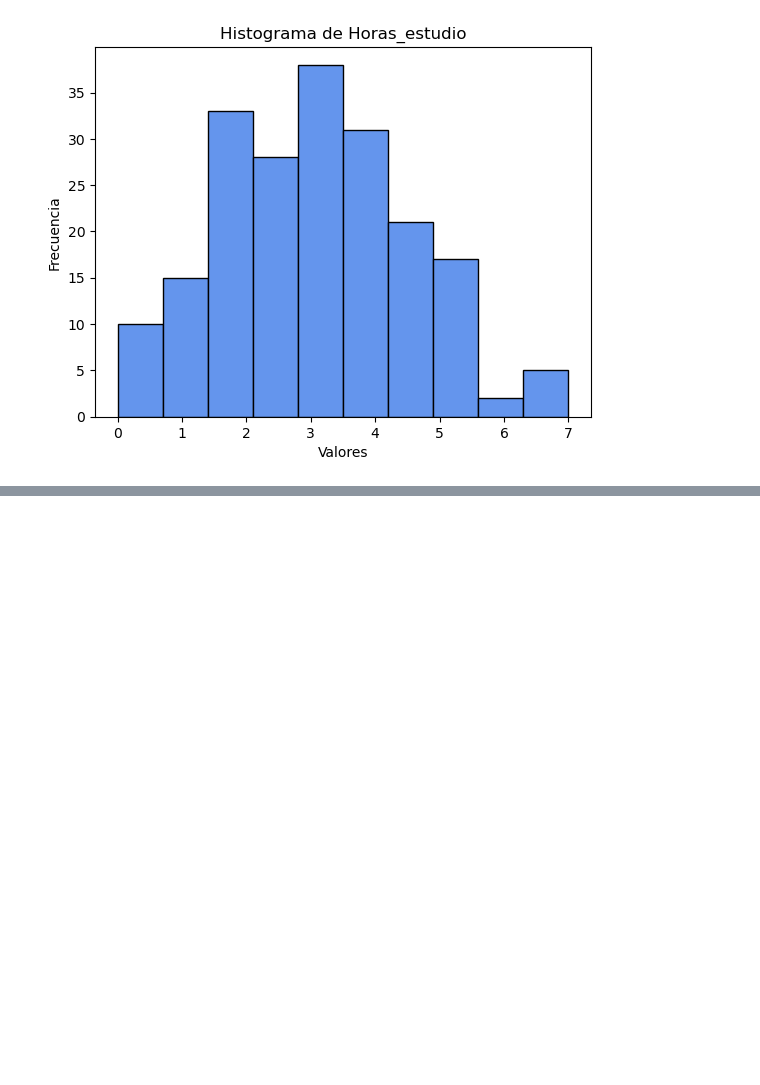
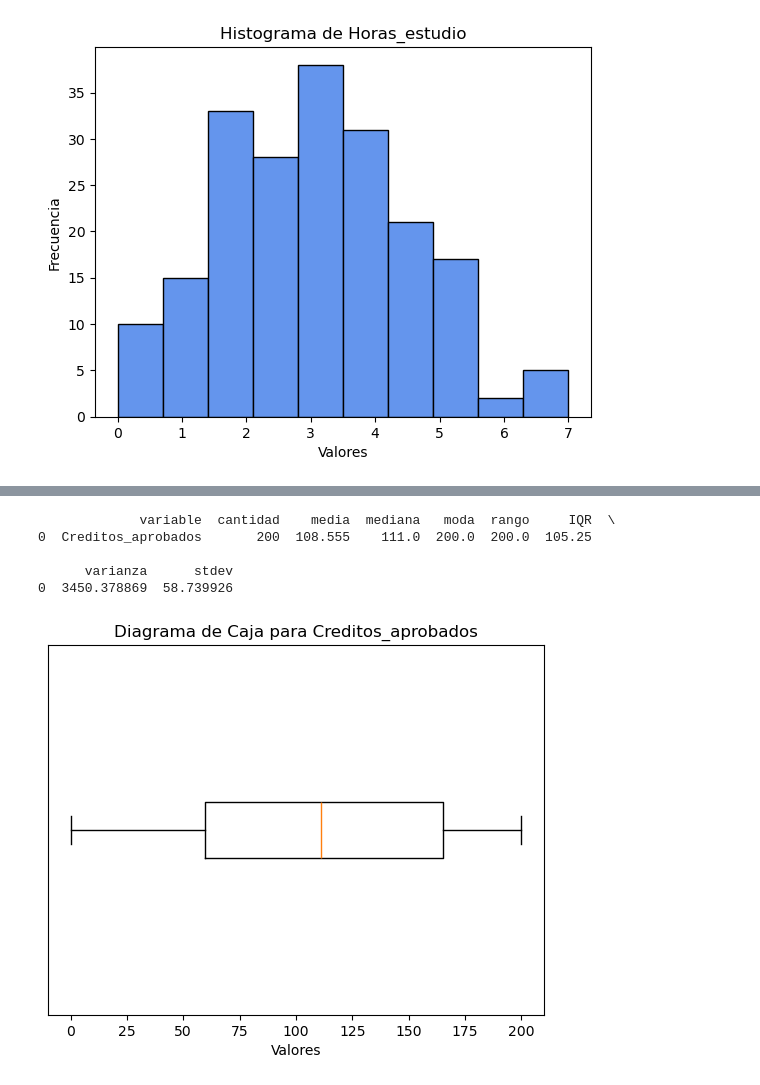
Before and after one commit to Lupinthethird2/GrupoLP2, a Jupyter notebook: proyecto_1.ipynb, the cells around one changed output, grey strips where cells are left out. Cells and saved outputs as stored; diff of their text form; code cells hidden in the pictures; blank space fills up the shorter version.

```diff
--- a/proyecto_1.ipynb
+++ b/proyecto_1.ipynb
@@ -284,0 +303,14 @@ analizador_estudio.bar_plot()
+# %%
+# Prueba Numérica(Créditos aprobados)
+datos_creditos = df_unalm["Creditos_aprobados"].tolist()
+analizador_creditos = EstadisticasNum("Creditos_aprobados", datos_creditos)
+print(analizador_creditos.summary())
+#Grafico de caja
+analizador_creditos.box_plot()
+# %% [output]
+             variable  cantidad    media  mediana   moda  rango     IQR  \
+0  Creditos_aprobados       200  108.555    111.0  200.0  200.0  105.25
+
+      varianza      stdev
+0  3450.378869  58.739926
+[figure, added]
```
Also changed, not shown: parts of 6 cells of this notebook.
